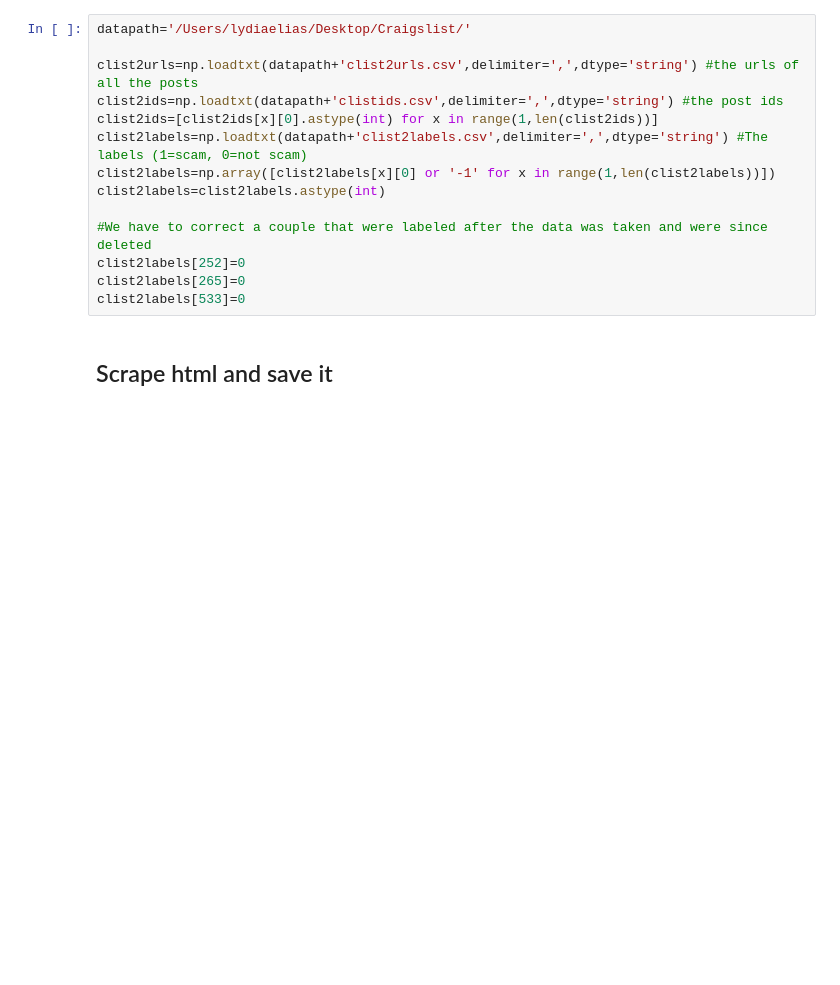
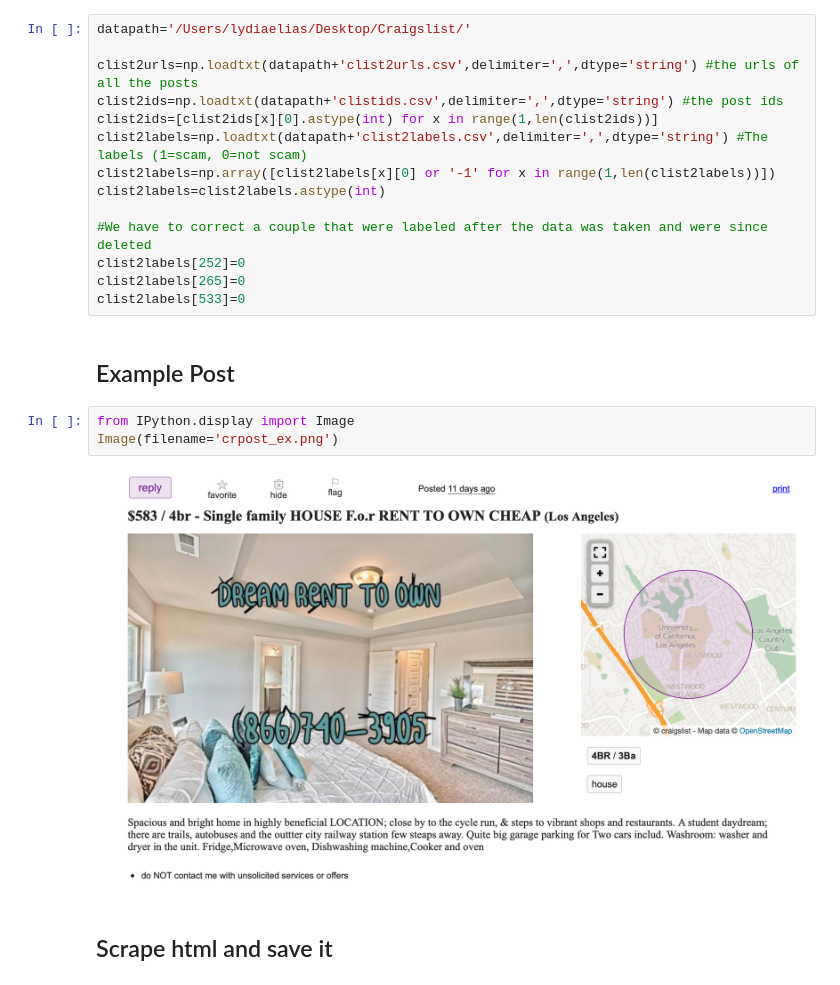
Before and after one commit to leliasgit/Craigslist-Filter, a Jupyter notebook: My Craigslist Analysis.ipynb, the cells around one changed output. Drawn from its saved outputs; the diff is of its cells as text; blank space fills up the shorter version.

```diff
--- a/My Craigslist Analysis.ipynb
+++ b/My Craigslist Analysis.ipynb
@@ -45,6 +47,13 @@ clist2labels=clist2labels.astype(int)
 clist2labels[252]=0
 clist2labels[265]=0
 clist2labels[533]=0
+# %% [markdown]
+## Example Post
+# %%
+from IPython.display import Image
+Image(filename='crpost_ex.png')
+# %% [output]
+[figure, added]
 # %% [markdown]
 ## Scrape html and save it
 # %% [markdown]
```
Also changed, not shown: parts of 13 cells of this notebook.
